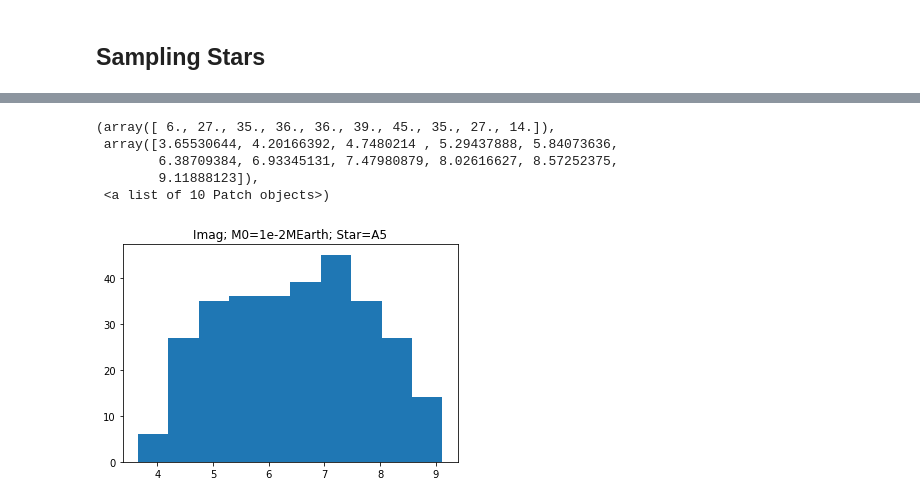
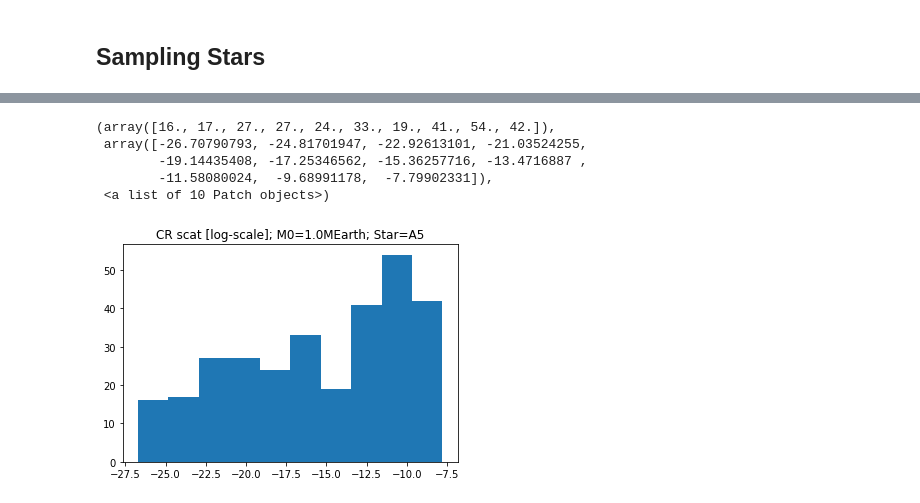
Before and after one commit to LoicNassif/CE-Irregular-Satellites, a Jupyter notebook: jupyter_examples/DanYieldOpt.ipynb, the cells around one changed output, grey strips where cells are left out. Drawn from its saved outputs; the diff is of its cells as text; code cells hidden in the pictures.

```diff
--- a/jupyter_examples/DanYieldOpt.ipynb
+++ b/jupyter_examples/DanYieldOpt.ipynb
@@ -160,8 +167,9 @@ def sample(M0, lamb):
 # %%
 seed(0)
-M0 = 1e-2*MEARTH
+M0 = 1.*MEARTH
 lamb = 1.65*MICRON
 Nsamples = 300
-a_opt, age, Imag = np.zeros(Nsamples), np.zeros(Nsamples), np.zeros(Nsamples)
+star_type = "A5"
+a_opt, CR, Imag = np.zeros(Nsamples), np.zeros(Nsamples), np.zeros(Nsamples)
 for i in range(Nsamples):
-    a_opt[i], age[i], Imag[i] = sample(M0, lamb)
+    a_opt[i], CR[i], Imag[i] = sample(M0, lamb, star_type)
@@ -191,11 +198,11 @@ ax.hist(a_opt/AU)
 # %%
 fig, ax = plt.subplots()
-ax.set_title("Imag; M0=1e-2MEarth; Star=A5")
-ax.hist(Imag)
+ax.set_title("CR scat [log-scale]; M0={0}MEarth; Star={1}".format(M0/MEARTH, star_type))
+ax.hist(np.log10(np.array(CR)))
 # %% [output]
-(array([ 6., 27., 35., 36., 36., 39., 45., 35., 27., 14.]),
- array([3.65530644, 4.20166392, 4.7480214 , 5.29437888, 5.84073636,
-        6.38709384, 6.93345131, 7.47980879, 8.02616627, 8.57252375,
-        9.11888123]),
+(array([16., 17., 27., 27., 24., 33., 19., 41., 54., 42.]),
+ array([-26.70790793, -24.81701947, -22.92613101, -21.03524255,
+        -19.14435408, -17.25346562, -15.36257716, -13.4716887 ,
+        -11.58080024,  -9.68991178,  -7.79902331]),
  <a list of 10 Patch objects>)
-[figure, old version]
+[figure, new version]
```
Also changed, not shown: parts of 6 cells of this notebook.
